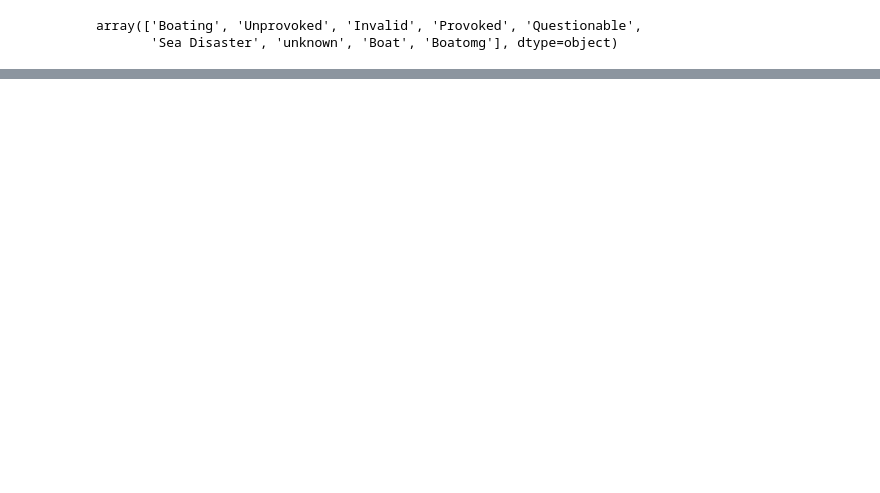
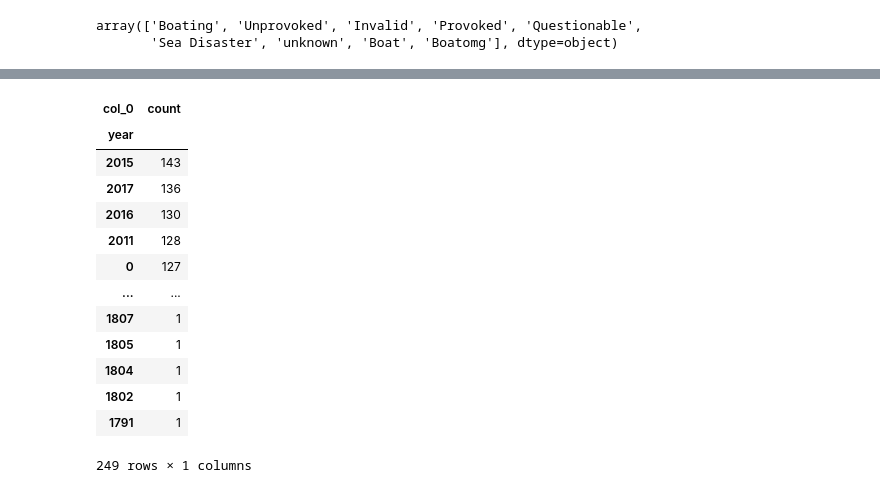
Before and after one commit to fjgarciaes/ProyectoSharks, a Jupyter notebook: Limpieza Sharks.ipynb, the cells around one changed output, grey strips where cells are left out. Cells and saved outputs as stored; diff of their text form; code cells hidden in the pictures; blank space fills up the shorter version.

```diff
--- a/Limpieza Sharks.ipynb
+++ b/Limpieza Sharks.ipynb
@@ -627,0 +686,19 @@ array(['Boating', 'Unprovoked', 'Invalid', 'Provoked', 'Questionable',
+# %%
+yeartable=pd.crosstab(index=s2['year'], columns= 'count')
+
+yeartable.sort_values('count', ascending=False)
+# %% [output]
+| col_0 | count |
+| year |  |
+| 2015 | 143 |
+| 2017 | 136 |
+| 2016 | 130 |
+| 2011 | 128 |
+| 0 | 127 |
+| ... | ... |
+| 1807 | 1 |
+| 1805 | 1 |
+| 1804 | 1 |
+| 1802 | 1 |
+| 1791 | 1 |
+249 rows × 1 columns
```
Also changed, not shown: parts of 34 cells of this notebook.
